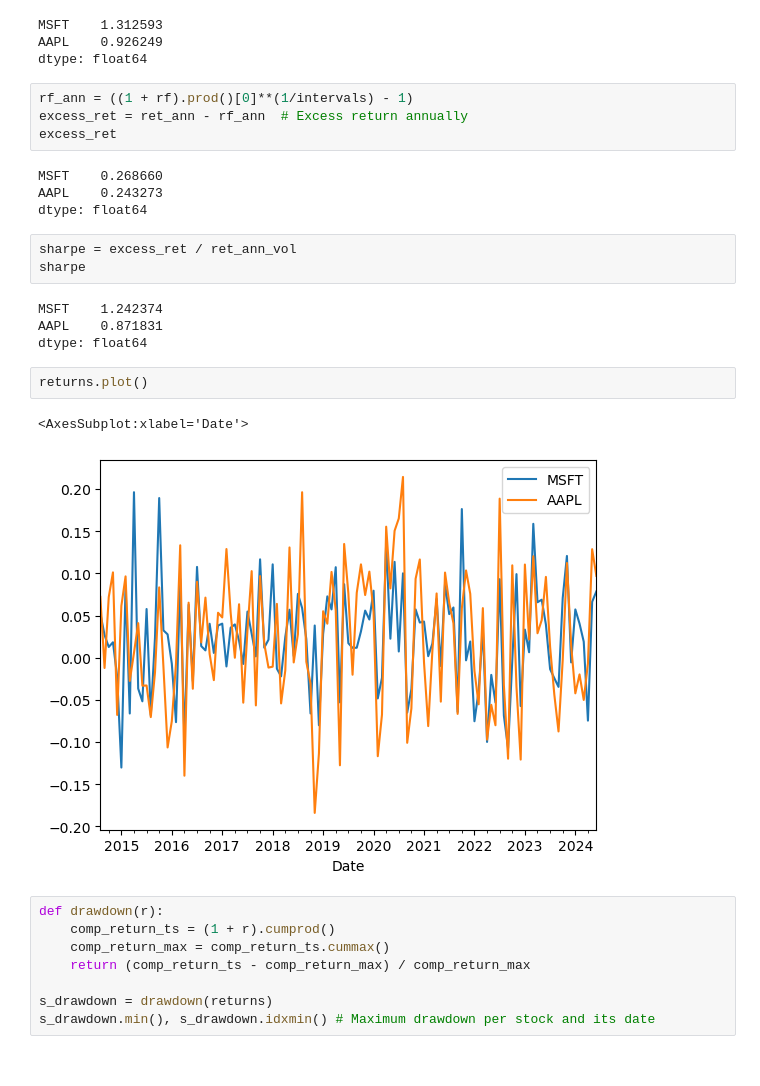
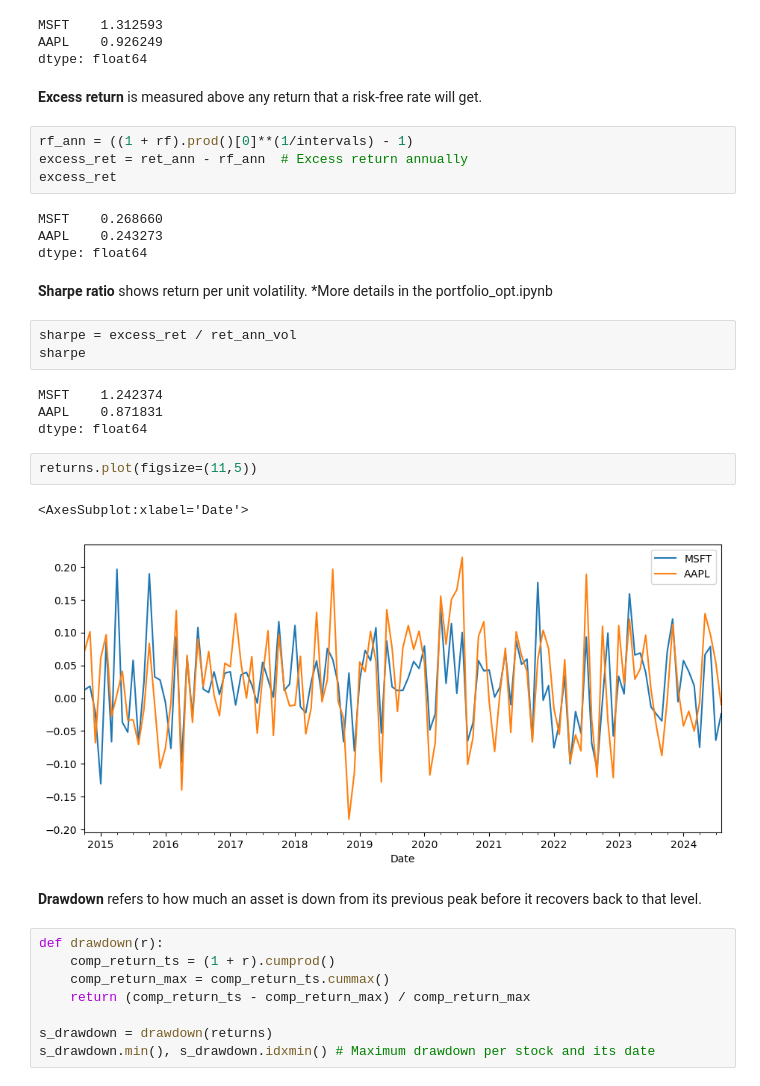
Before and after one commit to christianatanasov/algodisco, a Jupyter notebook: finance/returns.ipynb, the cells around one changed output. Saved outputs shown, nothing was run; the diff lists cells and outputs as text.

```diff
--- a/finance/returns.ipynb
+++ b/finance/returns.ipynb
@@ -66,6 +72,8 @@ ret_ann / ret_ann_vol
 MSFT    1.312593
 AAPL    0.926249
 dtype: float64
+# %% [markdown]
+<b>Excess return</b> is measured above any return that a risk-free rate will get.
 # %%
 rf_ann = ((1 + rf).prod()[0]**(1/intervals) - 1)
 excess_ret = ret_ann - rf_ann  # Excess return annually
@@ -74,6 +82,8 @@ excess_ret
 MSFT    0.268660
 AAPL    0.243273
 dtype: float64
+# %% [markdown]
+<b>Sharpe ratio</b> shows return per unit volatility. *More details in the portfolio_opt.ipynb
 # %%
 sharpe = excess_ret / ret_ann_vol
 sharpe
@@ -82,10 +92,12 @@ MSFT    1.242374
 AAPL    0.871831
 dtype: float64
 # %%
-returns.plot()
+returns.plot(figsize=(11,5))
 # %% [output]
 <AxesSubplot:xlabel='Date'>
-[figure, old version]
+[figure, new version]
+# %% [markdown]
+<b>Drawdown</b> refers to how much an asset is down from its previous peak before it recovers back to that level.
 # %%
 def drawdown(r):
     comp_return_ts = (1 + r).cumprod()
```
Also changed, not shown: parts of 12 cells of this notebook, 1 other file.
